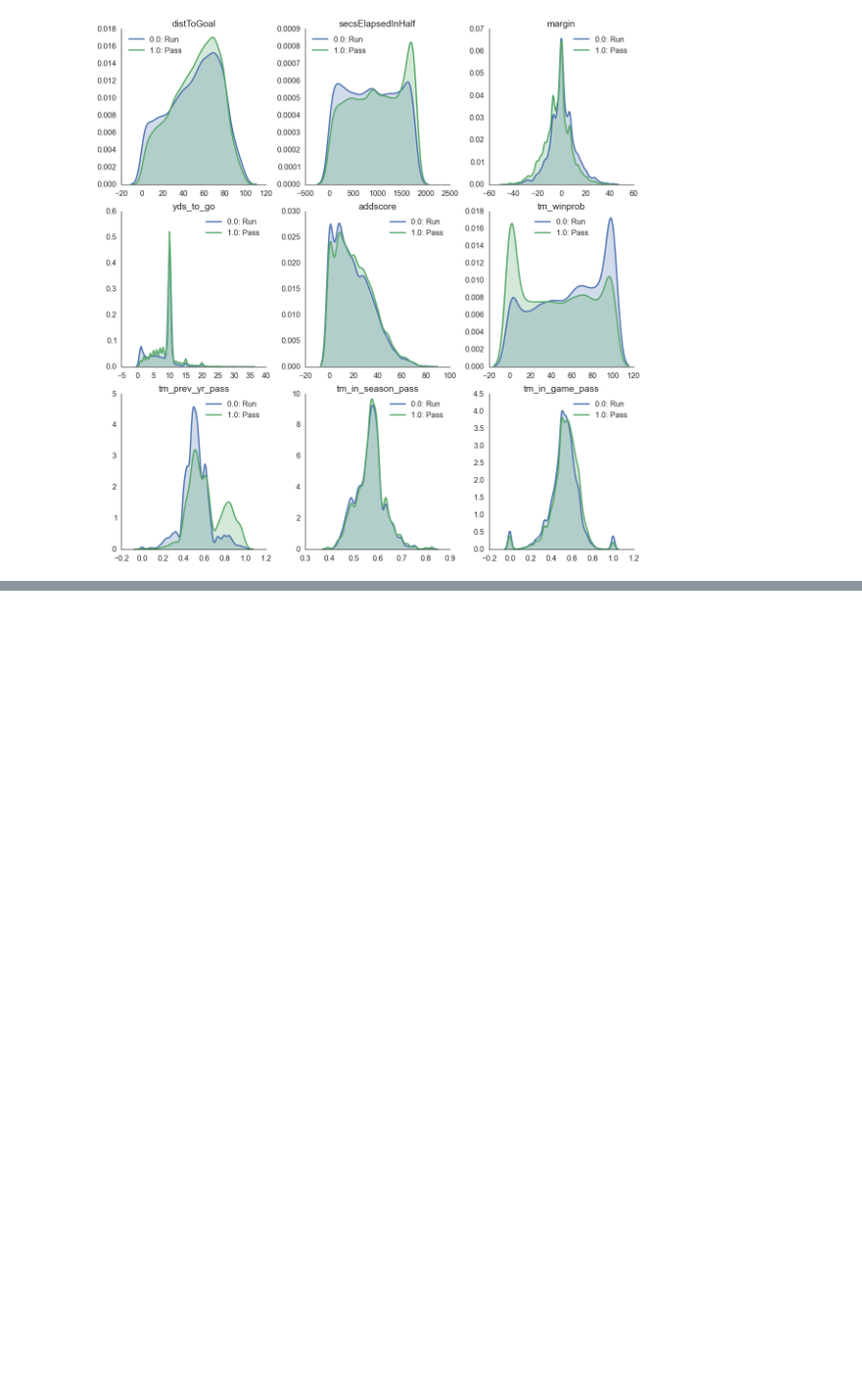
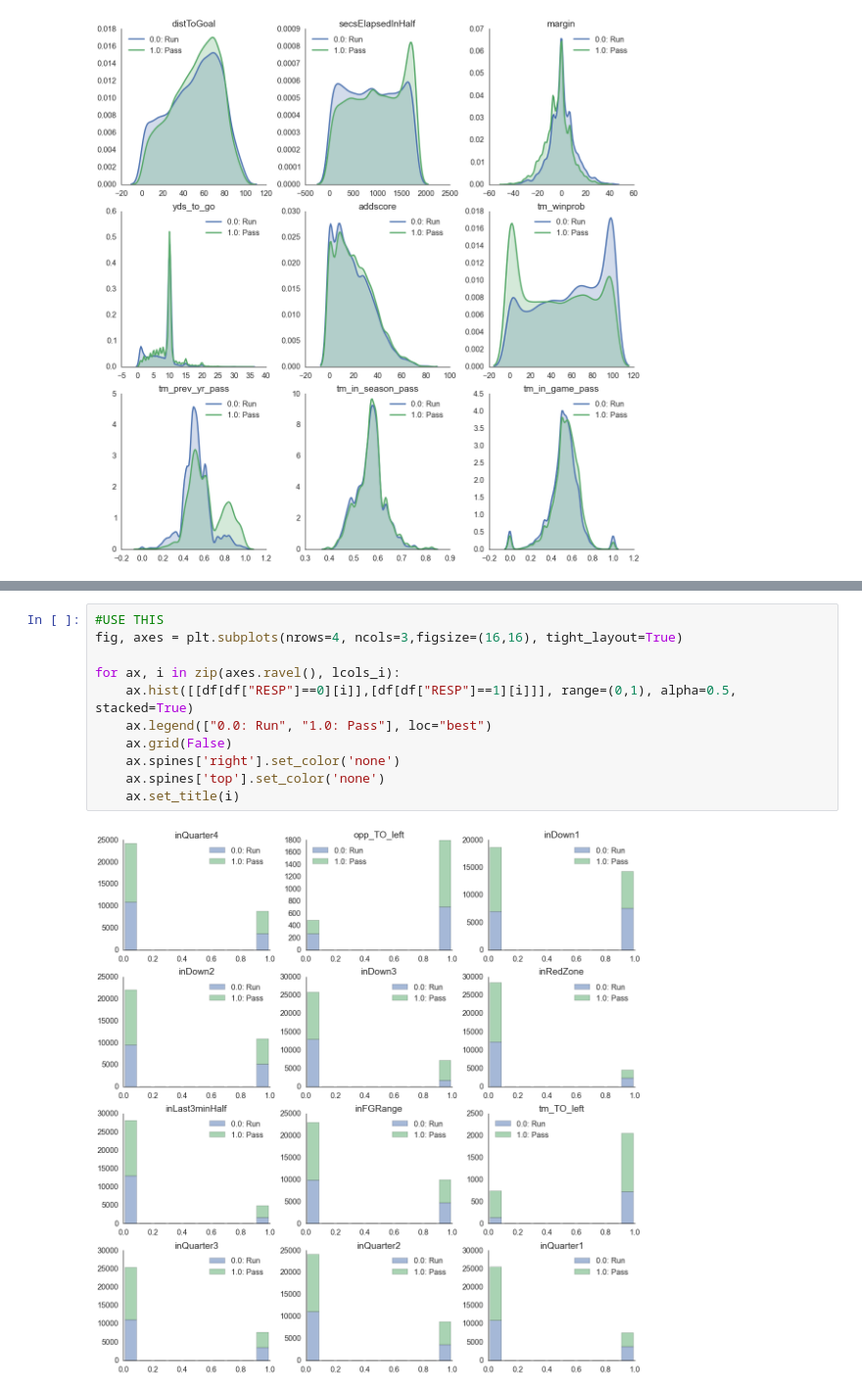
Before and after one commit to mdgoldberg/playprediction, a Jupyter notebook: Some EDA.ipynb, the cells around one changed output, grey strips where cells are left out. Shown at 98% size. Saved outputs shown, nothing was run; the diff lists cells and outputs as text; blank space fills up the shorter version.

```diff
--- a/Some EDA.ipynb
+++ b/Some EDA.ipynb
@@ -86,3 +87,16 @@ for ax, p in zip(axes.ravel(), lcols_i):
 # %% [output]
 ERROR! Session/line number was not unique in database. History logging moved to new session 161
 [figure]
+# %%
+#USE THIS
+fig, axes = plt.subplots(nrows=4, ncols=3,figsize=(16,16), tight_layout=True)
+
+for ax, i in zip(axes.ravel(), lcols_i):
+    ax.hist([[df[df["RESP"]==0][i]],[df[df["RESP"]==1][i]]], range=(0,1), alpha=0.5, stacked=True)
+    ax.legend(["0.0: Run", "1.0: Pass"], loc="best")
+    ax.grid(False)
+    ax.spines['right'].set_color('none')
+    ax.spines['top'].set_color('none')
+    ax.set_title(i)
+# %% [output]
+[figure, added]
```
Also changed, not shown: parts of 1 cell of this notebook.
